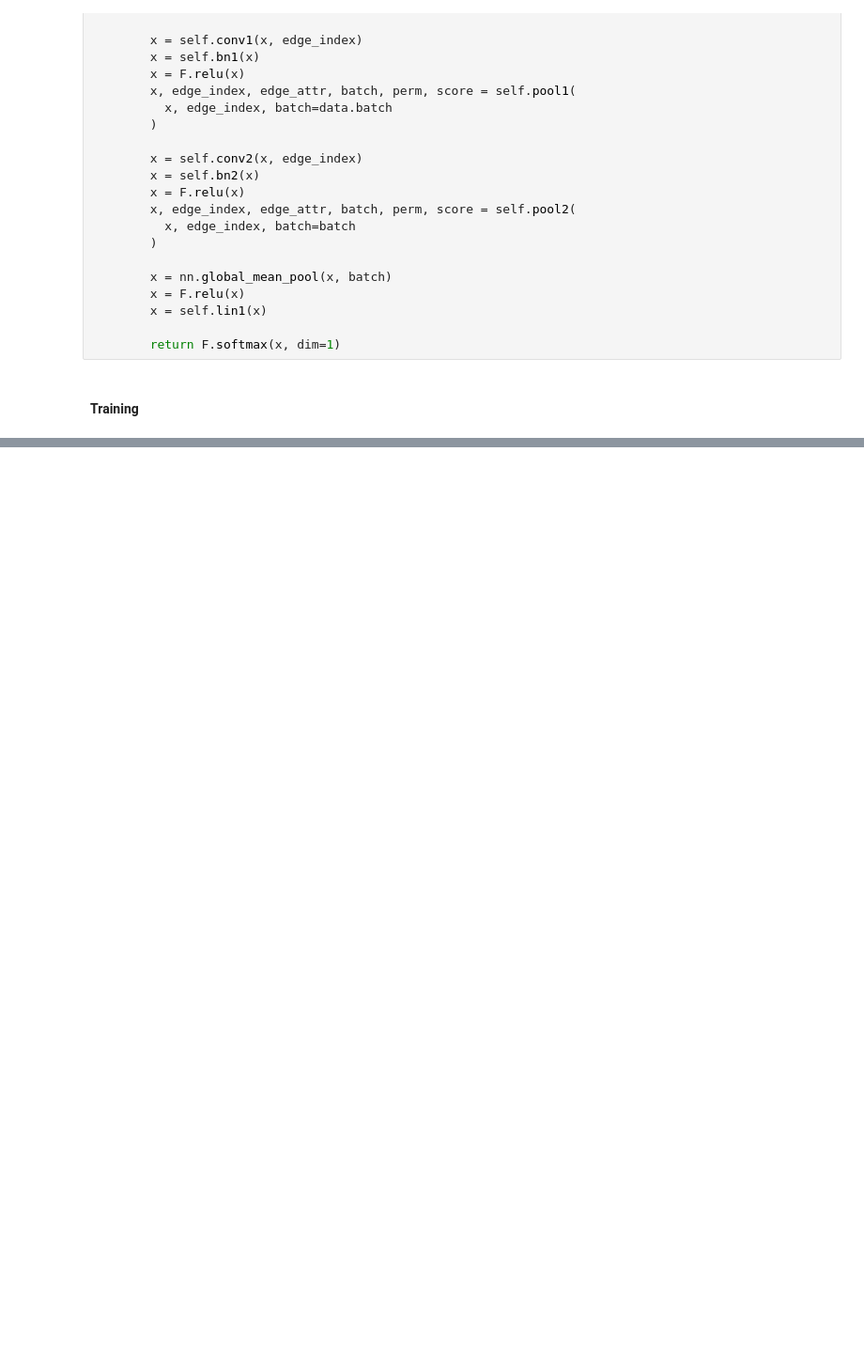
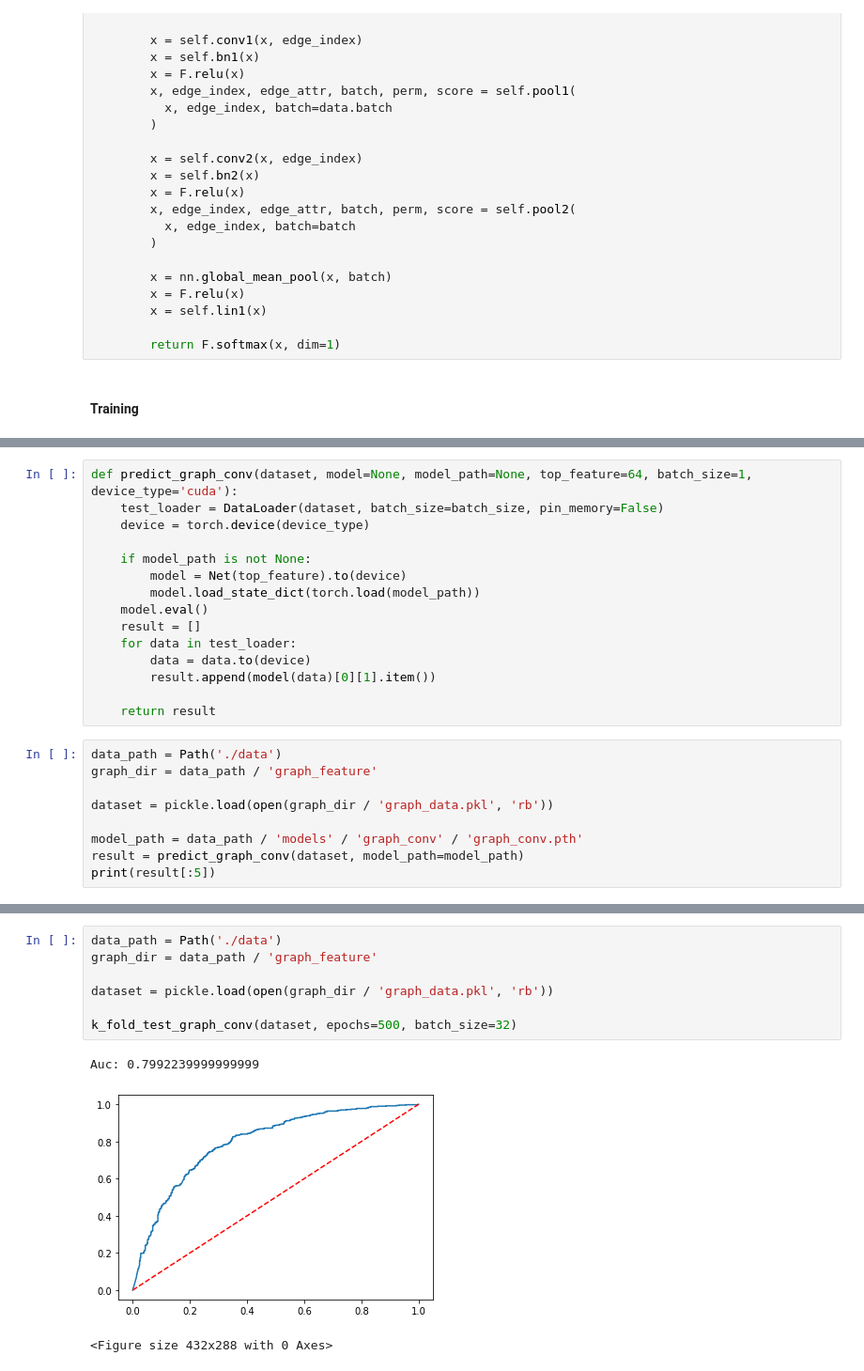
Before and after one commit to tinahuang222/NucleiSegmentation, a Jupyter notebook: Master-code.ipynb, the cells around one changed output, grey strips where cells are left out. Shown: that part at 94% size. Saved outputs shown, nothing was run; the diff lists cells and outputs as text; blank space fills up the shorter version.

```diff
--- a/Master-code.ipynb
+++ b/Master-code.ipynb
@@ -1281,0 +1292,24 @@ def train_graph_conv(dataset, epochs=100, batch_size=128, lr=0.0001, weight_deca
+# %%
+def predict_graph_conv(dataset, model=None, model_path=None, top_feature=64, batch_size=1, device_type='cuda'):
+    test_loader = DataLoader(dataset, batch_size=batch_size, pin_memory=False)
+    device = torch.device(device_type)
+
+    if model_path is not None:
+        model = Net(top_feature).to(device)
+        model.load_state_dict(torch.load(model_path))
+    model.eval()
+    result = []
+    for data in test_loader:
+        data = data.to(device)
+        result.append(model(data)[0][1].item())
+
+    return result
+# %%
+data_path = Path('./data')
+graph_dir = data_path / 'graph_feature'
+
+dataset = pickle.load(open(graph_dir / 'graph_data.pkl', 'rb'))
+
+model_path = data_path / 'models' / 'graph_conv' / 'graph_conv.pth'
+result = predict_graph_conv(dataset, model_path=model_path)
+print(result[:5])
@@ -1502,0 +1386,11 @@ KeyboardInterrupt:
+# %%
+data_path = Path('./data')
+graph_dir = data_path / 'graph_feature'
+
+dataset = pickle.load(open(graph_dir / 'graph_data.pkl', 'rb'))
+
+k_fold_test_graph_conv(dataset, epochs=500, batch_size=32)
+# %% [output]
+Auc: 0.7992239999999999
+[figure, added]
+<Figure size 432x288 with 0 Axes>
```
Also changed, not shown: parts of 25 cells of this notebook, 11 other files.
